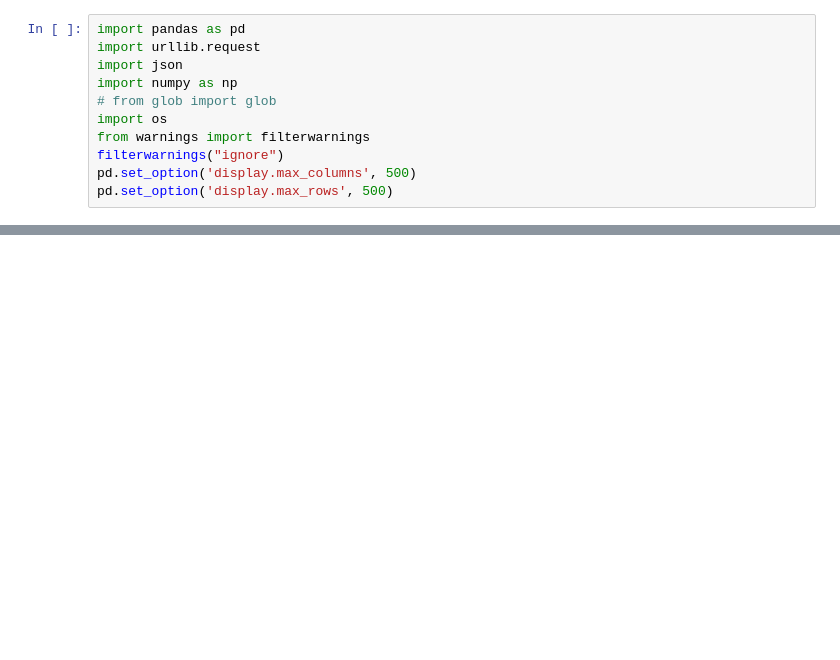
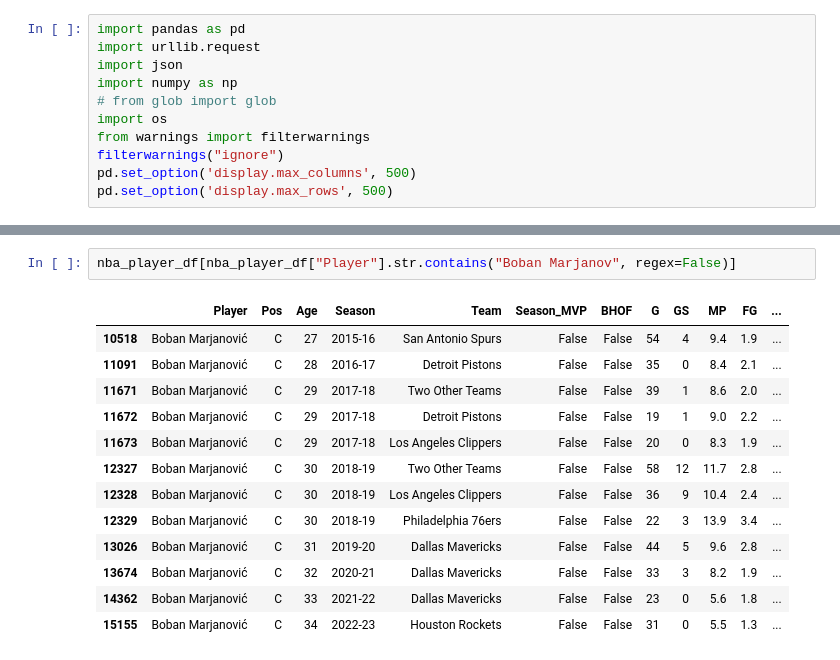
Before and after one commit to LeBronWilly/NBA_Player_Stats, a Jupyter notebook: NBA_Player_Data.ipynb, the cells around one changed output, grey strips where cells are left out. Drawn from its saved outputs; the diff is of its cells as text; blank space fills up the shorter version.

```diff
--- a/NBA_Player_Data.ipynb
+++ b/NBA_Player_Data.ipynb
@@ -109,0 +114,16 @@ nba_player_df[nba_player_df["Player"]=="LeBron James"]
+# %%
+nba_player_df[nba_player_df["Player"].str.contains("Boban Marjanov", regex=False)]
+# %% [output]
+|  | Player | Pos | Age | Season | Team | Season_MVP | BHOF | G | GS | MP | FG | ... |
+| 10518 | Boban Marjanović | C | 27 | 2015-16 | San Antonio Spurs | False | False | 54 | 4 | 9.4 | 1.9 | ... |
+| 11091 | Boban Marjanović | C | 28 | 2016-17 | Detroit Pistons | False | False | 35 | 0 | 8.4 | 2.1 | ... |
+| 11671 | Boban Marjanović | C | 29 | 2017-18 | Two Other Teams | False | False | 39 | 1 | 8.6 | 2.0 | ... |
+| 11672 | Boban Marjanović | C | 29 | 2017-18 | Detroit Pistons | False | False | 19 | 1 | 9.0 | 2.2 | ... |
+| 11673 | Boban Marjanović | C | 29 | 2017-18 | Los Angeles Clippers | False | False | 20 | 0 | 8.3 | 1.9 | ... |
+| 12327 | Boban Marjanović | C | 30 | 2018-19 | Two Other Teams | False | False | 58 | 12 | 11.7 | 2.8 | ... |
+| 12328 | Boban Marjanović | C | 30 | 2018-19 | Los Angeles Clippers | False | False | 36 | 9 | 10.4 | 2.4 | ... |
+| 12329 | Boban Marjanović | C | 30 | 2018-19 | Philadelphia 76ers | False | False | 22 | 3 | 13.9 | 3.4 | ... |
+| 13026 | Boban Marjanović | C | 31 | 2019-20 | Dallas Mavericks | False | False | 44 | 5 | 9.6 | 2.8 | ... |
+| 13674 | Boban Marjanović | C | 32 | 2020-21 | Dallas Mavericks | False | False | 33 | 3 | 8.2 | 1.9 | ... |
+| 14362 | Boban Marjanović | C | 33 | 2021-22 | Dallas Mavericks | False | False | 23 | 0 | 5.6 | 1.8 | ... |
+| 15155 | Boban Marjanović | C | 34 | 2022-23 | Houston Rockets | False | False | 31 | 0 | 5.5 | 1.3 | ... |
```
Also changed, not shown: parts of 19 cells of this notebook, 4 other files.
